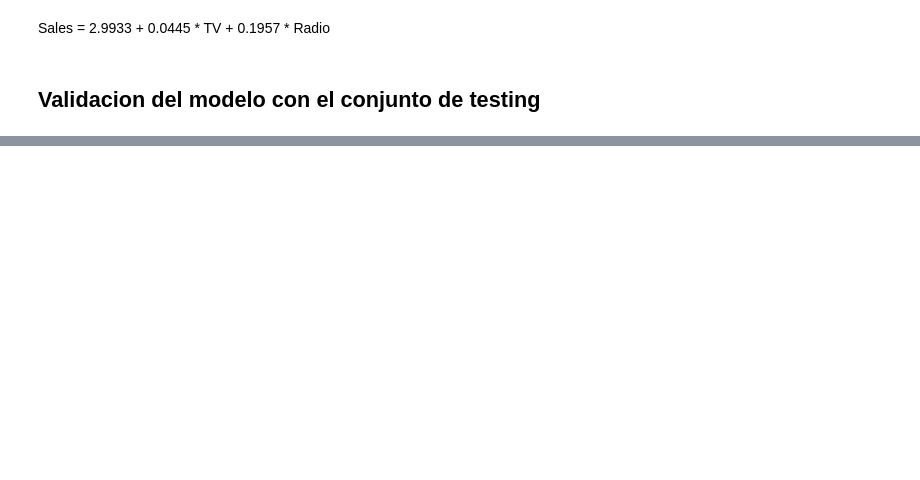
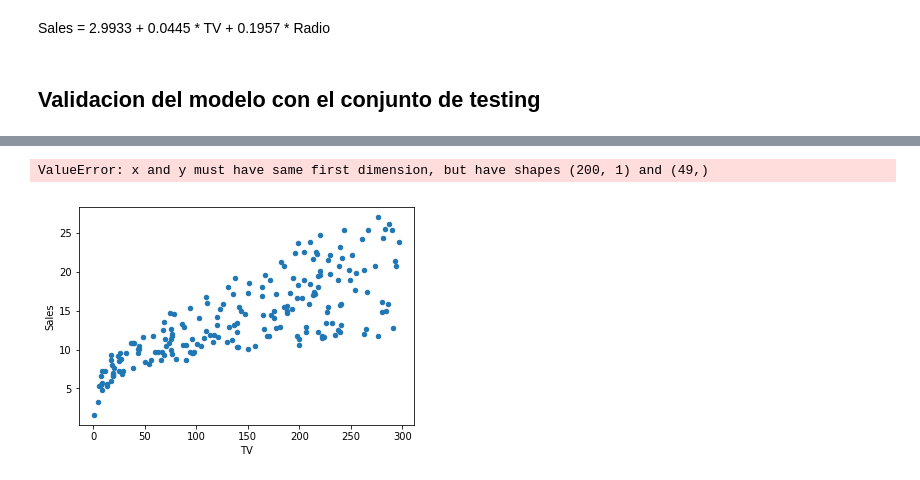
Before and after one commit to JCFlores93/ML-UDEMY, a Jupyter notebook: scripts/T4 - 3 - LINEAR REGRESSION.ipynb, the cells around one changed output, grey strips where cells are left out. Drawn from its saved outputs; the diff is of its cells as text; code cells hidden in the pictures; blank space fills up the shorter version.

```diff
--- a/scripts/T4 - 3 - LINEAR REGRESSION.ipynb
+++ b/scripts/T4 - 3 - LINEAR REGRESSION.ipynb
@@ -95,0 +97,7 @@ error
+# %%
+%matplotlib inline
+data.plot(kind="scatter", x = "TV", y ="Sales")
+plt.plot(pd.DataFrame(data.TV), sales_pred, c="red", linewidth = 2)
+# %% [output]
+ValueError: x and y must have same first dimension, but have shapes (200, 1) and (49,)
+[figure, added]
```
Also changed, not shown: parts of 8 cells of this notebook.
